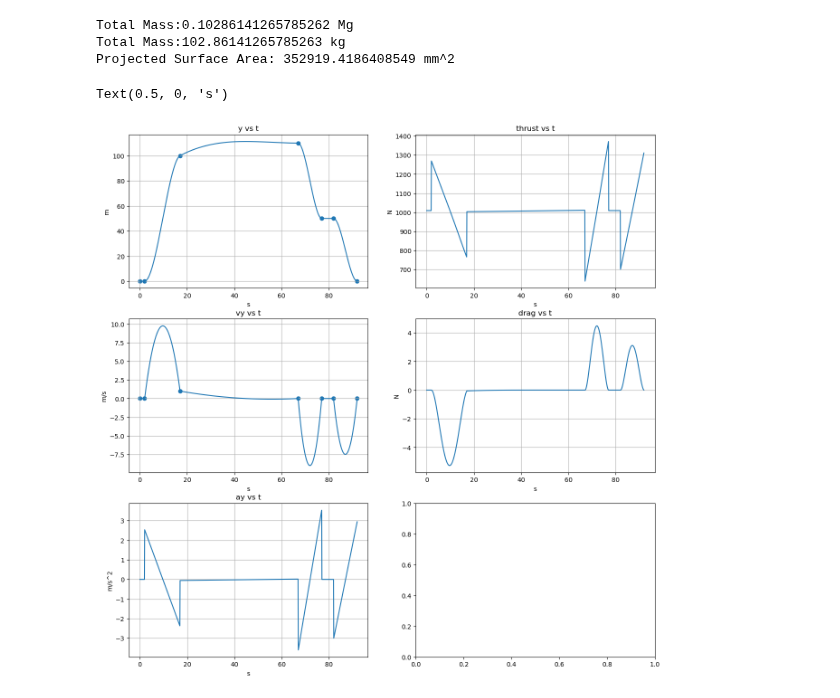
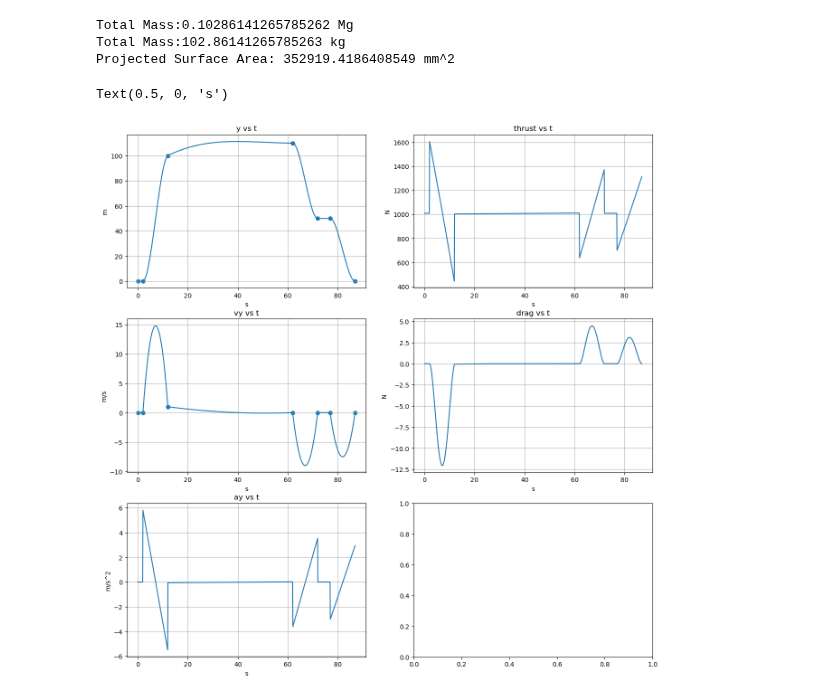
Before and after one commit to NathanielHargan/UAV_Optimization, a Jupyter notebook: PlotForces.ipynb, the cells around one changed output. Drawn from its saved outputs; the diff is of its cells as text; code cells hidden in the pictures.

```diff
--- a/PlotForces.ipynb
+++ b/PlotForces.ipynb
@@ -27,7 +27,7 @@ print("Total Mass:" + str(total_mass*1000) + " kg")
 print("Projected Surface Area: " + str(surface_area) + " mm^2")
 
 m1.add_segment("takeoff",2,0,2,0,1)
-m1.add_segment("climb",15,550000,100000,300,1000)
+m1.add_segment("climb",10,550000,100000,300,1000)
 m1.add_segment("cruise",50,2000000,110000,300,0)
 m1.add_segment("descent",10,2200000,50000,0,0)
 m1.add_segment("loiter",5,2200000,50000,0,0)
@@ -72,31 +72,31 @@ axs[1,0].scatter(m1.t_values,m1.vel_y_values/1000)
 axs[1,0].grid()
 axs[1,0].set_ylabel("m/s")
 axs[1,0].set_xlabel("s")
 
 
 axs[2,0].set_title("ay vs t")
 axs[2,0].plot(list_t,a_y/1000)
 axs[2,0].grid()
 axs[2,0].set_ylabel("m/s^2")
 axs[2,0].set_xlabel("s")
 
 axs[0,1].set_title("thrust vs t")
 axs[0,1].plot(list_t, thrust_y)
 axs[0,1].grid()
 axs[0,1].set_ylabel("N")
 axs[0,1].set_xlabel("s")
 
 axs[1,1].set_title("drag vs t")
 axs[1,1].plot(list_t, drag_y)
 axs[1,1].grid()
 axs[1,1].set_ylabel("N")
 axs[1,1].set_xlabel("s")
 
 
 #draw.io
 # %% [output]
 Total Mass:0.10286141265785262 Mg
 Total Mass:102.86141265785263 kg
 Projected Surface Area: 352919.4186408549 mm^2
 Text(0.5, 0, 's')
-[figure, old version]
+[figure, new version]
```
Also changed, not shown: 12 other files.
